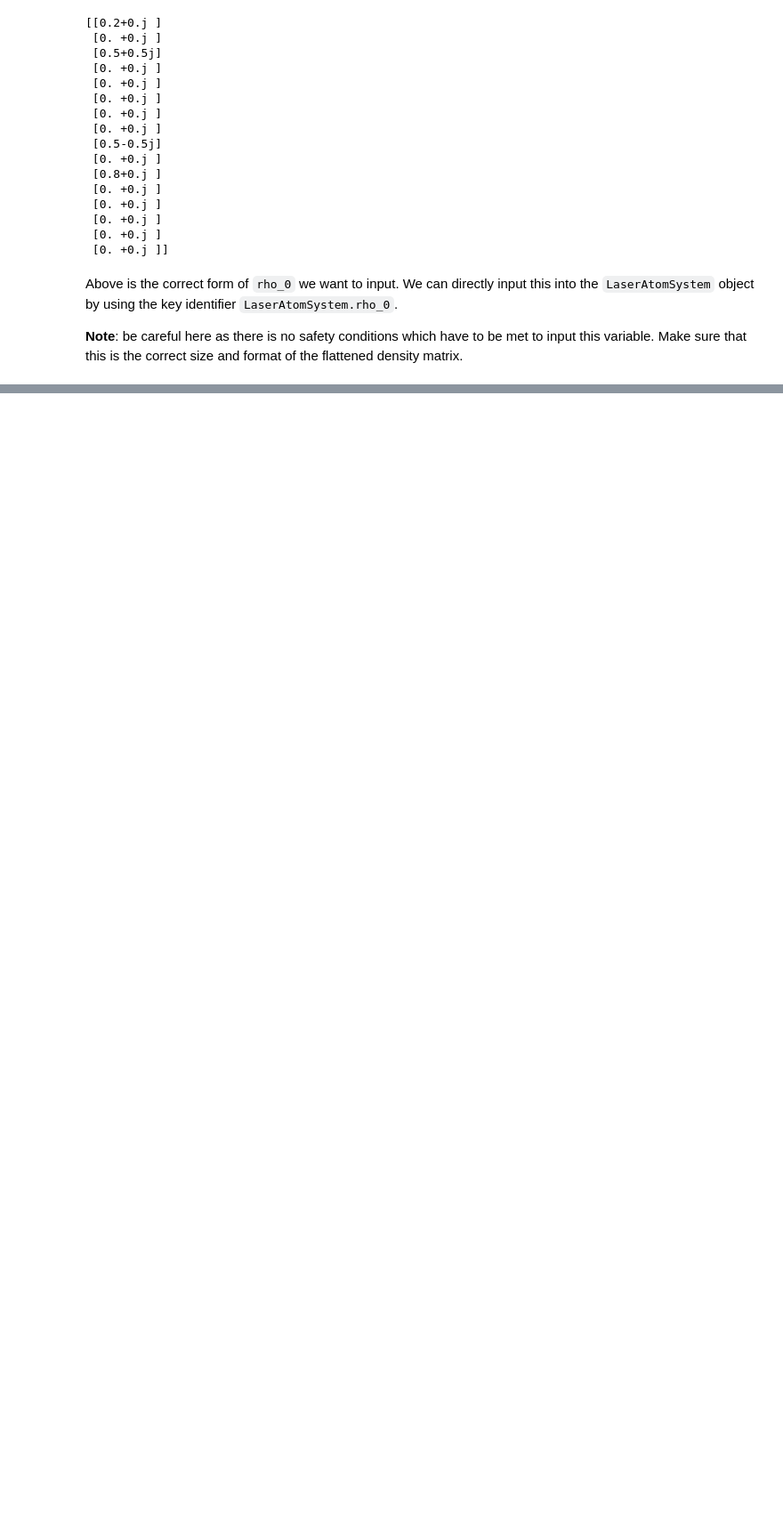
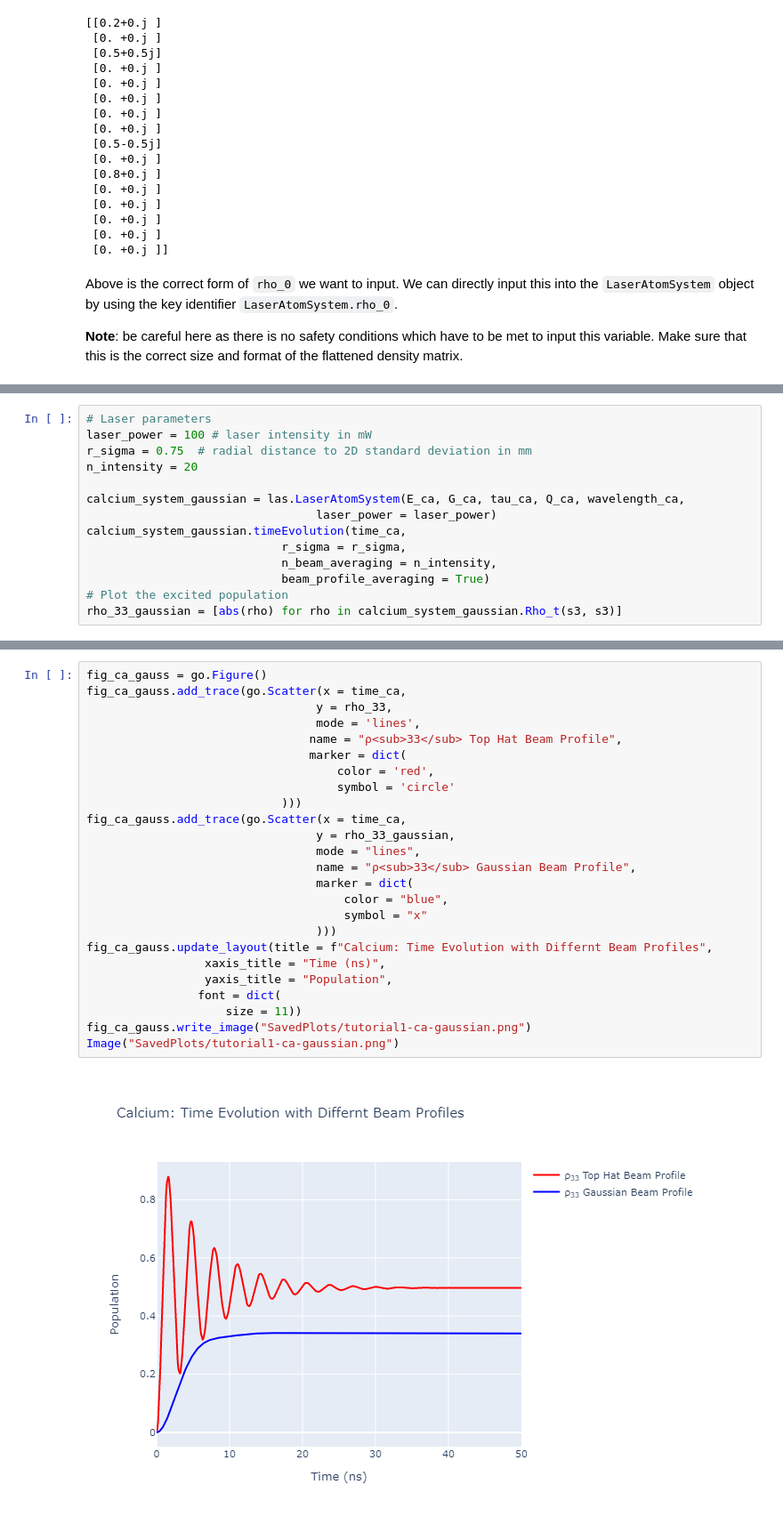
Before and after one commit to mvpmanish/LASED, a Jupyter notebook: docs/source/tutorials/Tutorial1-SimpleCalcium.ipynb, the cells around one changed output, grey strips where cells are left out. Shown: that part at 89% size. Saved outputs shown, nothing was run; the diff lists cells and outputs as text; blank space fills up the shorter version.

```diff
--- a/docs/source/tutorials/Tutorial1-SimpleCalcium.ipynb
+++ b/docs/source/tutorials/Tutorial1-SimpleCalcium.ipynb
@@ -365,0 +364,14 @@ Image("SavedPlots/tutorial1-ca-init2.png")
+# %%
+# Laser parameters
+laser_power = 100 # laser intensity in mW
+r_sigma = 0.75  # radial distance to 2D standard deviation in mm
+n_intensity = 20
+
+calcium_system_gaussian = las.LaserAtomSystem(E_ca, G_ca, tau_ca, Q_ca, wavelength_ca,
+                                 laser_power = laser_power)
+calcium_system_gaussian.timeEvolution(time_ca,
+                            r_sigma = r_sigma,
+                            n_beam_averaging = n_intensity,
+                            beam_profile_averaging = True)
+# Plot the excited population
+rho_33_gaussian = [abs(rho) for rho in calcium_system_gaussian.Rho_t(s3, s3)]
@@ -365,0 +382,27 @@ Image("SavedPlots/tutorial1-ca-init2.png")
+# %%
+fig_ca_gauss = go.Figure()
+fig_ca_gauss.add_trace(go.Scatter(x = time_ca,
+                                 y = rho_33,
+                                 mode = 'lines',
+                                name = "ρ<sub>33</sub> Top Hat Beam Profile",
+                                marker = dict(
+                                    color = 'red',
+                                    symbol = 'circle'
+                            )))
+fig_ca_gauss.add_trace(go.Scatter(x = time_ca,
+                                 y = rho_33_gaussian,
+                                 mode = "lines",
+                                 name = "ρ<sub>33</sub> Gaussian Beam Profile",
+                                 marker = dict(
+                                     color = "blue",
+                                     symbol = "x"
+                                 )))
+fig_ca_gauss.update_layout(title = f"Calcium: Time Evolution with Differnt Beam Profiles",
+                 xaxis_title = "Time (ns)",
+                 yaxis_title = "Population",
+                font = dict(
+                    size = 11))
+fig_ca_gauss.write_image("SavedPlots/tutorial1-ca-gaussian.png")
+Image("SavedPlots/tutorial1-ca-gaussian.png")
+# %% [output]
+[figure, added]
```
Also changed, not shown: parts of 18 cells of this notebook, 11 other files.
